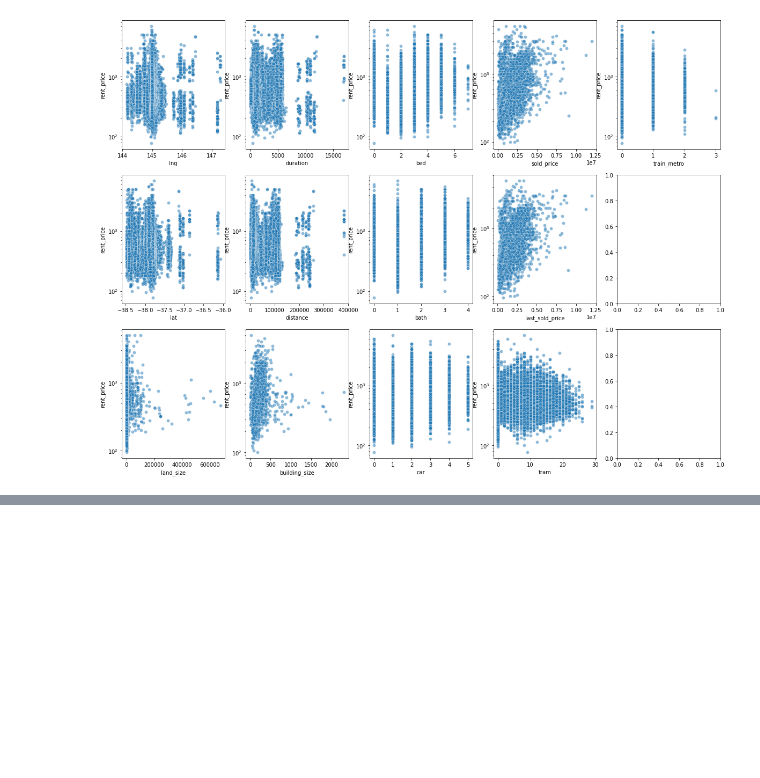
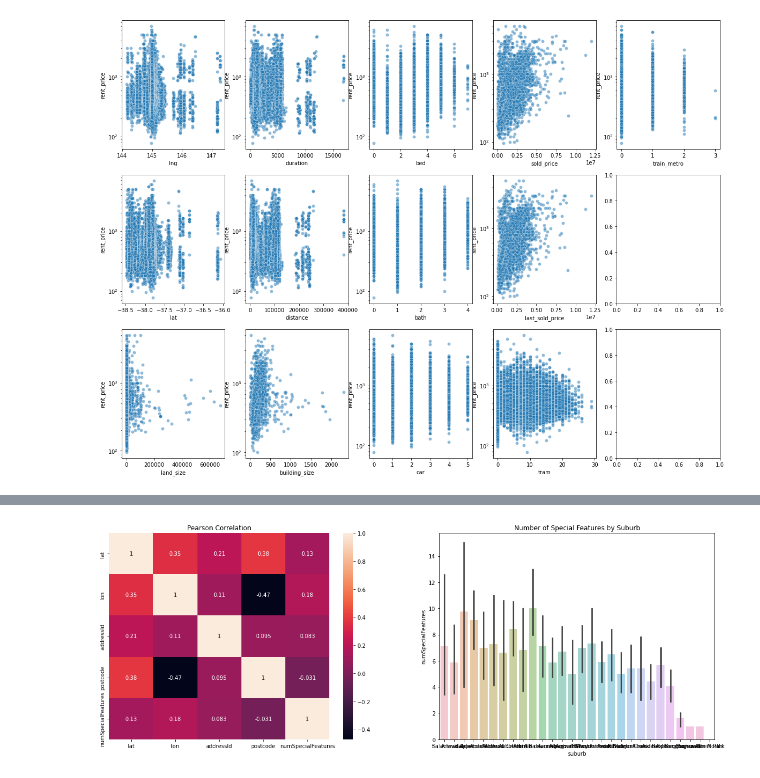
Before and after one commit to MAST30034-Applied-Data-Science/generic-real-estate-consulting-project-group-59, a Jupyter notebook: notebooks/Internal Features.ipynb, the cells around one changed output, grey strips where cells are left out. Drawn from its saved outputs; the diff is of its cells as text; code cells hidden in the pictures; blank space fills up the shorter version.

Commit message:
Special Features analysis within Internal Features added

```diff
--- a/notebooks/Internal Features.ipynb
+++ b/notebooks/Internal Features.ipynb
@@ -249,3 +249,9 @@ for i, col in enumerate(clean_df.corr().columns.drop('rent_price')):
 fig.savefig("../plots/prop_rent_scatter.png")
 # %% [output]
 [figure]
+# %%
+
+# Read the property data
+propertyData = pd.read_csv("../data/raw/properties.csv")
+
+propertyData.head()
@@ -251,0 +266,9 @@ fig.savefig("../plots/prop_rent_scatter.png")
+# %%
+
+# Get the number of special features
+propertyData["numSpecialFeatures"] = propertyData["numFeatures"].dropna()\
+    .apply(lambda s : len(s.split(" ")))
+
+propertyData = propertyData.sort_values(by = "numSpecialFeatures", ascending = False)
+
+propertyData.head()
@@ -251,0 +283,17 @@ fig.savefig("../plots/prop_rent_scatter.png")
+# %%
+
+figure, (axis1, axis2) = plt.subplots(nrows = 1, ncols = 2, figsize = (20, 7))
+
+sns.heatmap(propertyData.corr(method = "pearson"), annot = True, ax = axis1)
+axis1.set_title("Pearson Correlation")
+
+sns.barplot(
+    data = propertyData, x = "suburb", y = "numSpecialFeatures",
+    alpha = 0.5, ax = axis2
+)
+
+axis2.set_title("Number of Special Features by Suburb")
+
+figure.savefig("../plots/propertyDataSpecialFeatures.png")
+# %% [output]
+[figure, added]
```
Also changed, not shown: parts of 6 cells of this notebook, 4 other files.
